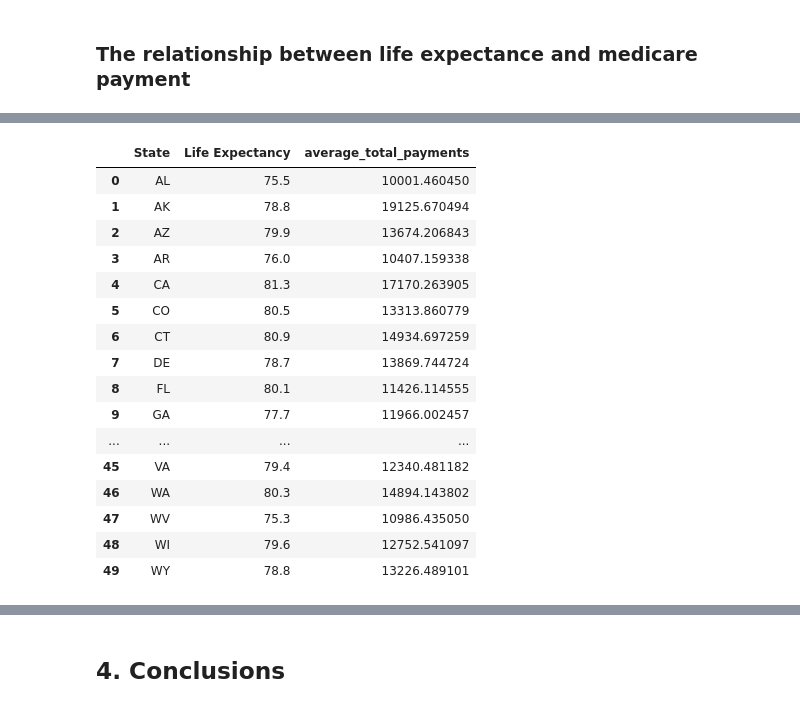
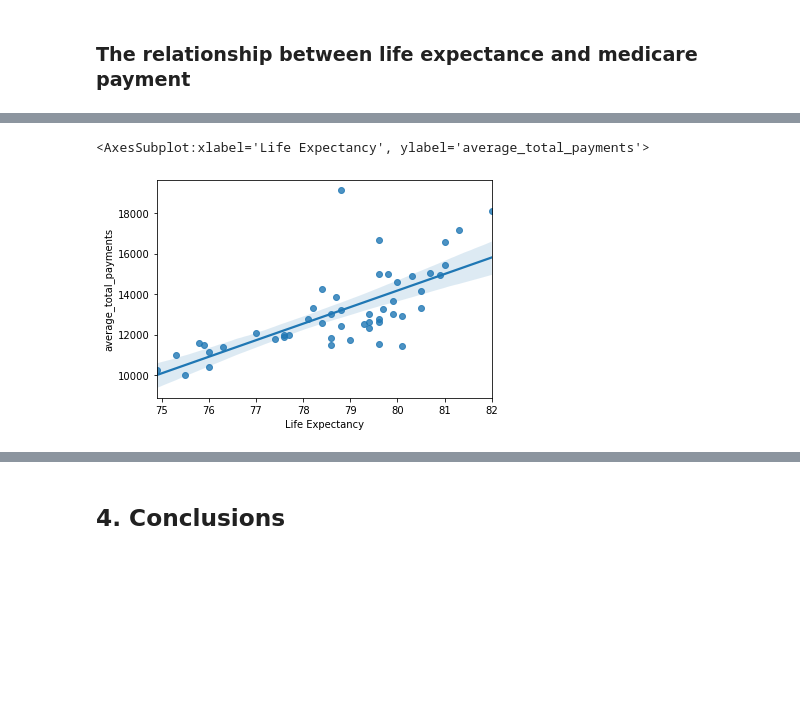
Before and after one commit to AnyiHuang/Analyzing-Inpatient-medical-expense-in-US, a Jupyter notebook: BA780_Team5A.ipynb, the cells around one changed output, grey strips where cells are left out. Drawn from its saved outputs; the diff is of its cells as text; code cells hidden in the pictures; blank space fills up the shorter version.

```diff
--- a/BA780_Team5A.ipynb
+++ b/BA780_Team5A.ipynb
@@ -399,21 +356,9 @@ life_expectancy_clean
 # %%
+total_payment_by_state = inpatient_2015.copy()
+total_payment_by_state_clean = total_payment_by_state.groupby('provider_state')['average_total_payments'].mean().to_frame().reset_index()
+life_expectancy_clean = life_expectancy.drop(index=8).reset_index(drop=True)
 life_payment = life_expectancy_clean.merge(total_payment_by_state_clean,left_on='State',right_on='provider_state', how='inner').drop('provider_state', axis=1)
-life_payment
+sns.regplot(x='Life Expectancy',y='average_total_payments',data=life_payment)
 # %% [output]
-|  | State | Life Expectancy | average_total_payments |
-| 0 | AL | 75.5 | 10001.460450 |
-| 1 | AK | 78.8 | 19125.670494 |
-| 2 | AZ | 79.9 | 13674.206843 |
-| 3 | AR | 76.0 | 10407.159338 |
-| 4 | CA | 81.3 | 17170.263905 |
-| 5 | CO | 80.5 | 13313.860779 |
-| 6 | CT | 80.9 | 14934.697259 |
-| 7 | DE | 78.7 | 13869.744724 |
-| 8 | FL | 80.1 | 11426.114555 |
-| 9 | GA | 77.7 | 11966.002457 |
-| ... | ... | ... | ... |
-| 45 | VA | 79.4 | 12340.481182 |
-| 46 | WA | 80.3 | 14894.143802 |
-| 47 | WV | 75.3 | 10986.435050 |
-| 48 | WI | 79.6 | 12752.541097 |
-| 49 | WY | 78.8 | 13226.489101 |
+<AxesSubplot:xlabel='Life Expectancy', ylabel='average_total_payments'>
+[figure, added]
```
Also changed, not shown: parts of 4 cells of this notebook.
